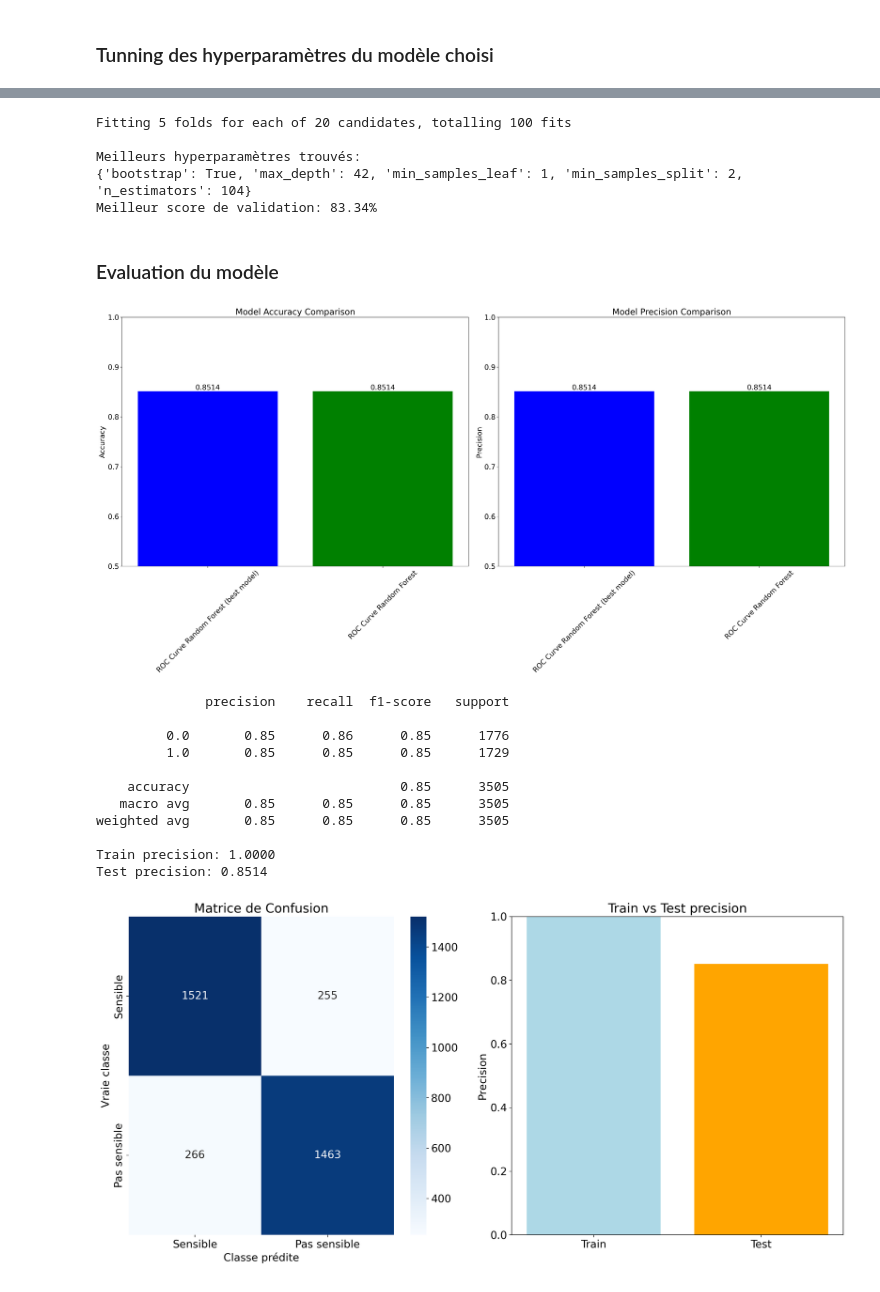
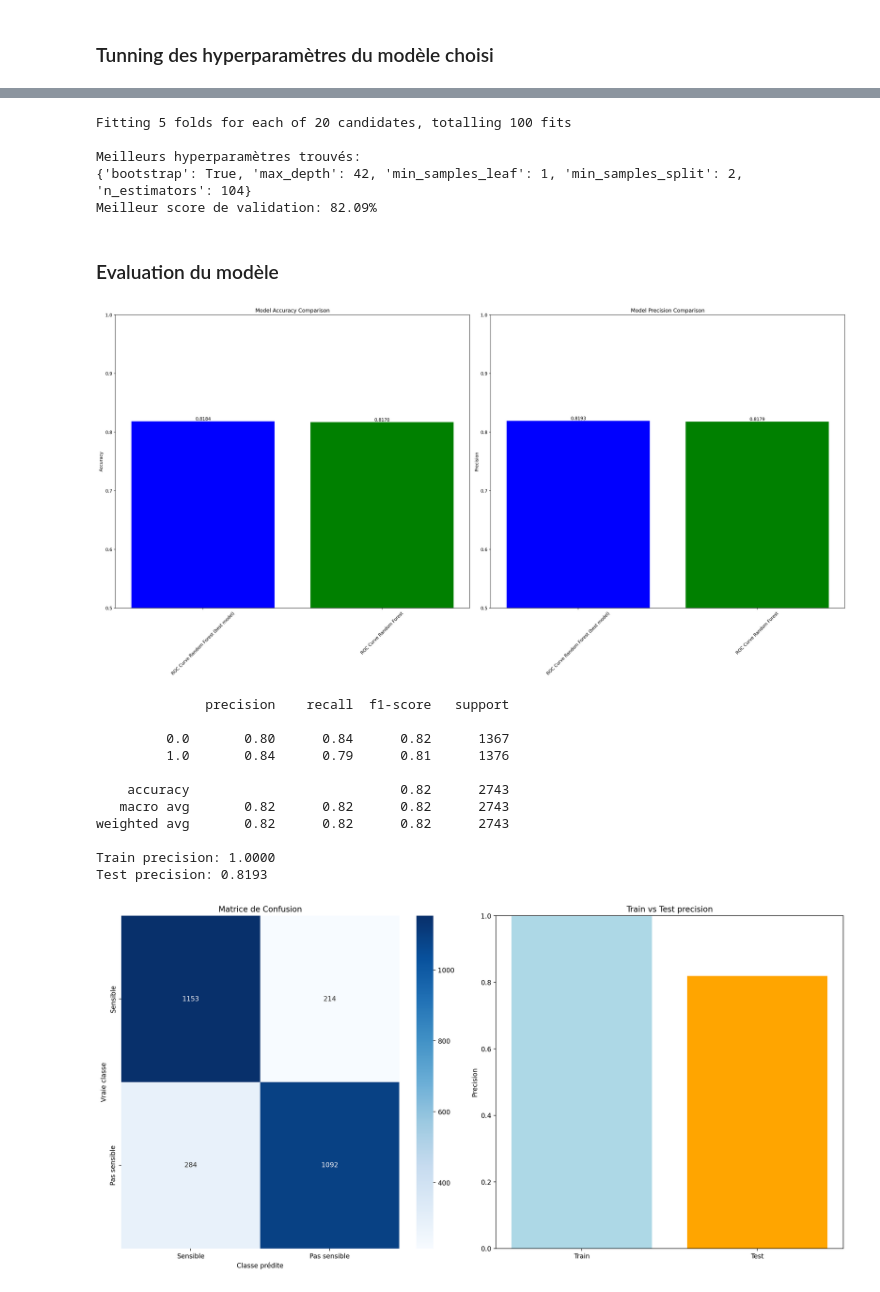
Before and after one commit to francisbonheur/alyra_project_machine_learning, a Jupyter notebook: ML_detection_valeur_classification.ipynb, the cells around one changed output, grey strips where cells are left out. Saved outputs shown, nothing was run; the diff lists cells and outputs as text; code cells hidden in the pictures.

```diff
--- a/ML_detection_valeur_classification.ipynb
+++ b/ML_detection_valeur_classification.ipynb
@@ -189,7 +192,7 @@ tradition_value_sensibility_matrix = {
     label_name : {
         1: 0,
         2: 0,
-        3: 0,
+        3: 1,
         4: 1,
         5: 1,
         6: 1,
@@ -783,7 +786,7 @@ Fitting 5 folds for each of 20 candidates, totalling 100 fits
 
 Meilleurs hyperparamètres trouvés:
 {'bootstrap': True, 'max_depth': 42, 'min_samples_leaf': 1, 'min_samples_split': 2, 'n_estimators': 104}
-Meilleur score de validation: 83.34%
+Meilleur score de validation: 82.09%
 # %% [markdown]
 ### Evaluation du modèle
 # %%
@@ -797,11 +800,12 @@ best_model.fit(X_train_scaled, y_train)
 
 display_metrics(parameters_rfc)
 # %% [output]
-[figure, old version]
+[figure, new version]
 # %%
 
 y_train_pred = best_model.predict(X_train_scaled)
 y_test_pred = best_model.predict(X_test_scaled)
+y_pred_proba = best_model.predict_proba(X_test_scaled)
 
 cm = confusion_matrix(y_test,y_test_pred)
 
@@ -814,37 +818,37 @@ test_precision = precision_score(y_test,y_test_pred, average='weighted')
 print(f"Train precision: {train_precision:.4f}")
 print(f"Test precision: {test_precision:.4f}")
 
 # Display Confusion Matrix
 plt.figure(figsize=(16, 8))
 plt.subplot(1, 2, 1)
 sns.heatmap(cm, annot=True, fmt='d', cmap='Blues',
             xticklabels=['Sensible', 'Pas sensible'],
             yticklabels=['Sensible', 'Pas sensible'])
 plt.title('Matrice de Confusion')
 plt.ylabel('Vraie classe')
 plt.xlabel('Classe prédite')
 
 plt.subplot(1, 2, 2)
 scores = [train_precision, test_precision]
 labels = ['Train', 'Test']
 colors = ['lightblue', 'orange']
 plt.bar(labels, scores, color=colors)
 plt.title('Train vs Test precision')
 plt.ylabel('Precision')
 plt.ylim(0, 1)
 
 plt.tight_layout()
 plt.show()
 # %% [output]
               precision    recall  f1-score   support
 
-         0.0       0.85      0.86      0.85      1776
-         1.0       0.85      0.85      0.85      1729
+         0.0       0.80      0.84      0.82      1367
+         1.0       0.84      0.79      0.81      1376
 
-    accuracy                           0.85      3505
-   macro avg       0.85      0.85      0.85      3505
-weighted avg       0.85      0.85      0.85      3505
+    accuracy                           0.82      2743
+   macro avg       0.82      0.82      0.82      2743
+weighted avg       0.82      0.82      0.82      2743
 
 Train precision: 1.0000
-Test precision: 0.8514
+Test precision: 0.8193
-[figure, old version]
+[figure, new version]
```
Also changed, not shown: parts of 11 cells of this notebook, 1 other file.
